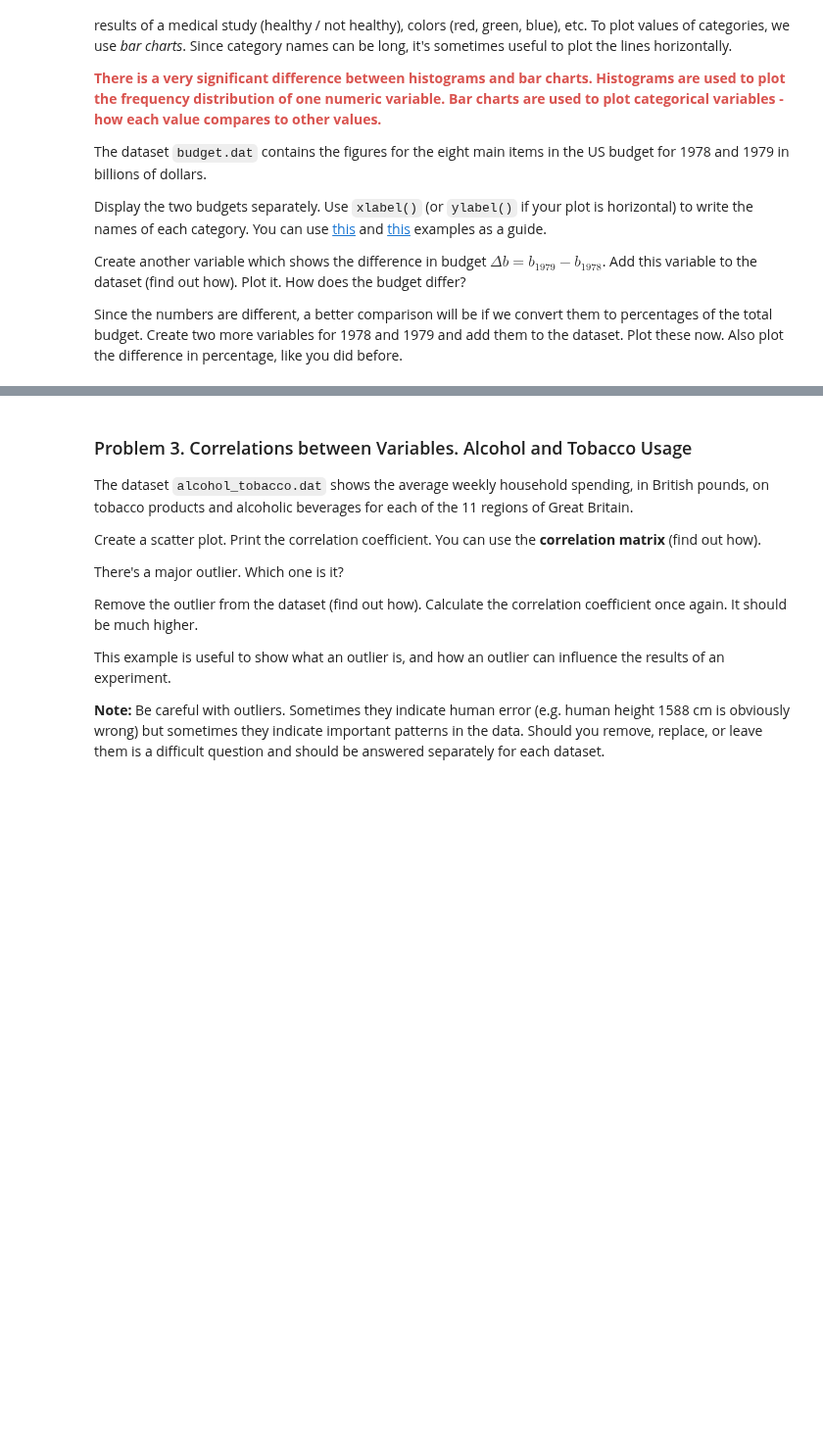
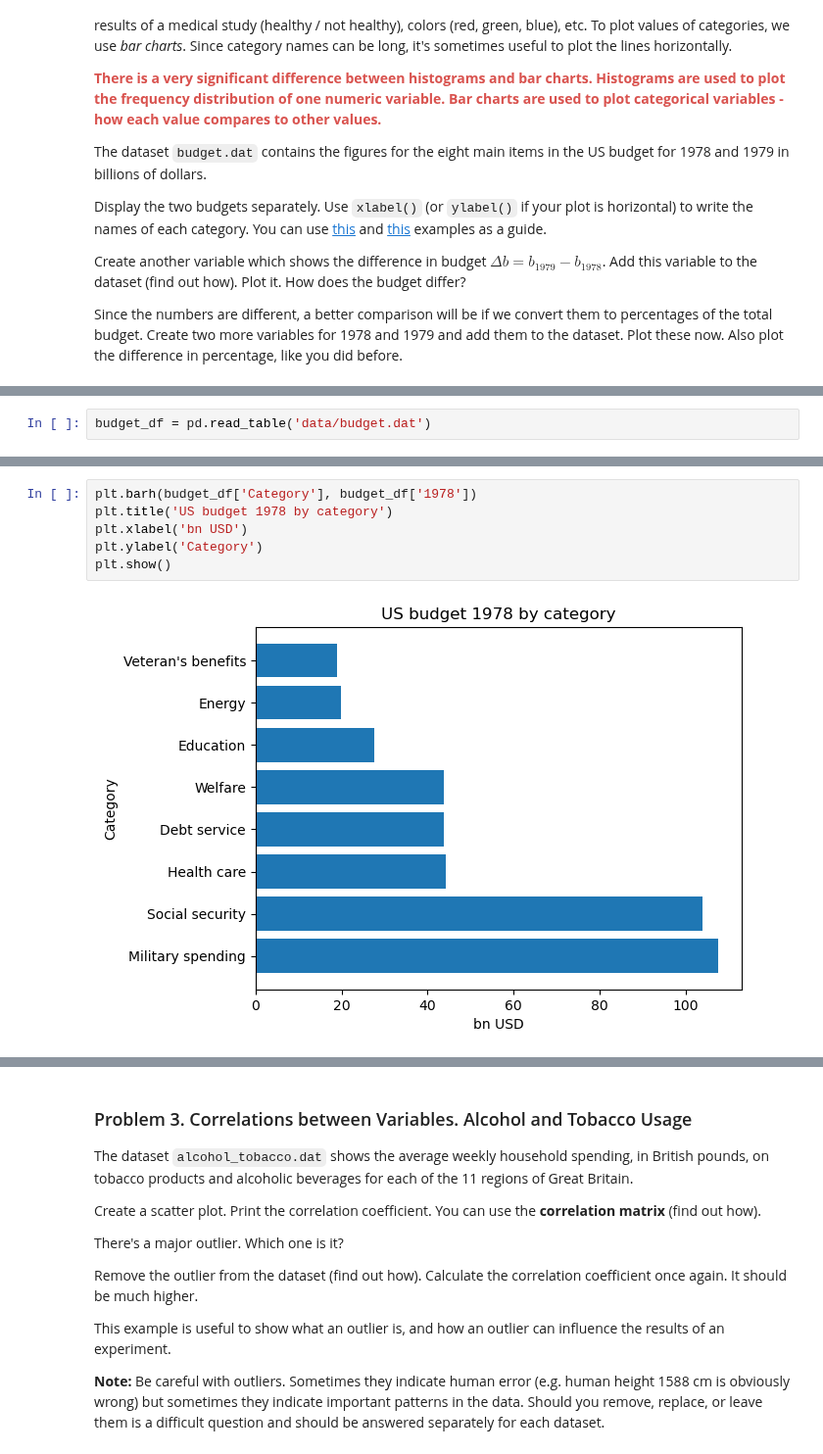
Before and after one commit to mi6oo6im/ml_math_for_devs, a Jupyter notebook: 12. Exercise Statistics/Statistics Exercise.ipynb, the cells around one changed output, grey strips where cells are left out. Shown at 98% size. Saved outputs shown, nothing was run; the diff lists cells and outputs as text; blank space fills up the shorter version.

```diff
--- a/12. Exercise Statistics/Statistics Exercise.ipynb
+++ b/12. Exercise Statistics/Statistics Exercise.ipynb
@@ -144,0 +143,2 @@ Since the numbers are different, a better comparison will be if we convert them
+# %%
+budget_df = pd.read_table('data/budget.dat')
@@ -144,0 +157,8 @@ Since the numbers are different, a better comparison will be if we convert them
+# %%
+plt.barh(budget_df['Category'], budget_df['1978'])
+plt.title('US budget 1978 by category')
+plt.xlabel('bn USD')
+plt.ylabel('Category')
+plt.show()
+# %% [output]
+[figure, added]
```
Also changed, not shown: parts of 10 cells of this notebook.
